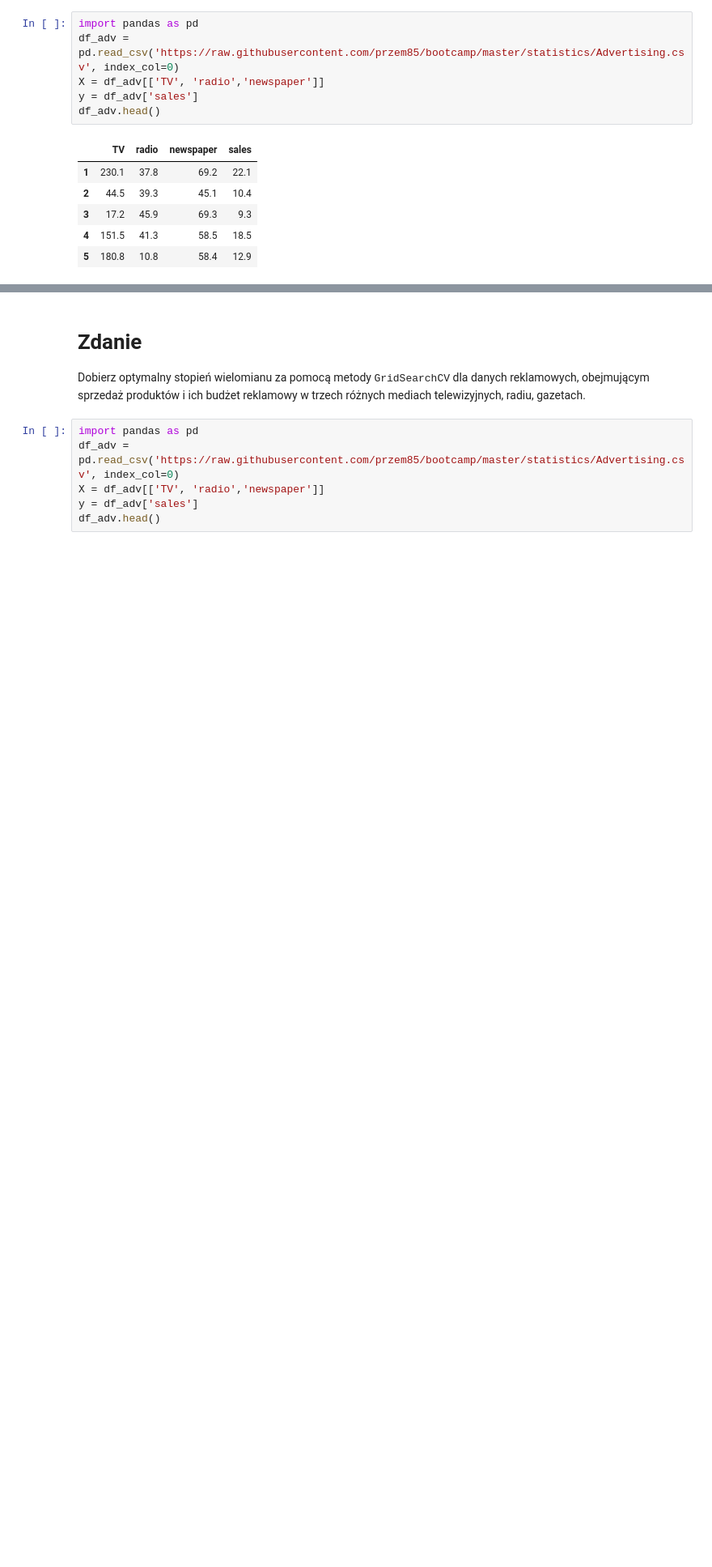
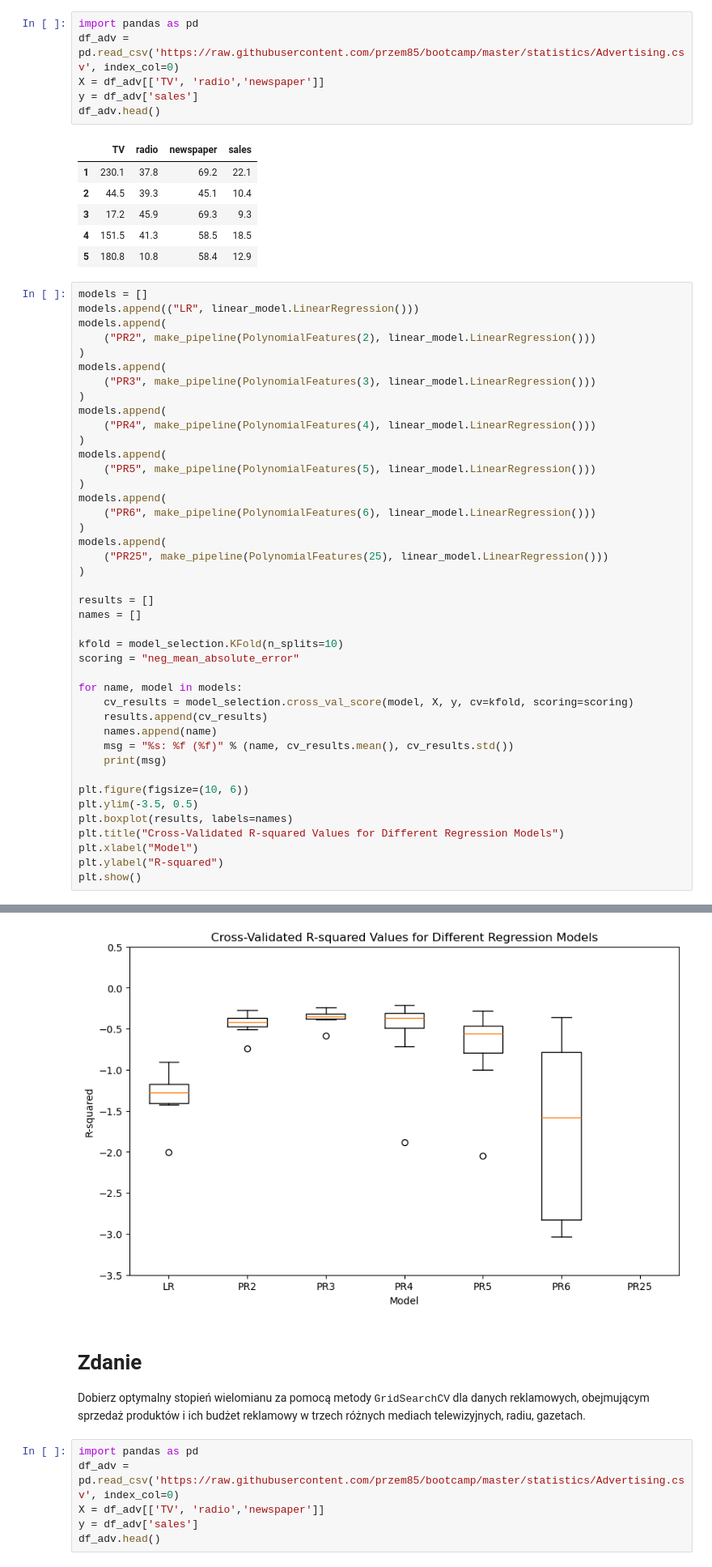
Before and after one commit to sit3kk/Basics-of-Artificial-Intelligence-Notebooks, a Jupyter notebook: Notebooks/6/AD_Z06_D_GridSearchCV.ipynb, the cells around one changed output, grey strips where cells are left out. Shown: that part at 81% size. Cells and saved outputs as stored; diff of their text form; blank space fills up the shorter version.

```diff
--- a/Notebooks/6/AD_Z06_D_GridSearchCV.ipynb
+++ b/Notebooks/6/AD_Z06_D_GridSearchCV.ipynb
@@ -116,3 +116,46 @@ df_adv.head()
 | 3 | 17.2 | 45.9 | 69.3 | 9.3 |
 | 4 | 151.5 | 41.3 | 58.5 | 18.5 |
 | 5 | 180.8 | 10.8 | 58.4 | 12.9 |
+# %%
+models = []
+models.append(("LR", linear_model.LinearRegression()))
+models.append(
+    ("PR2", make_pipeline(PolynomialFeatures(2), linear_model.LinearRegression()))
+)
+models.append(
+    ("PR3", make_pipeline(PolynomialFeatures(3), linear_model.LinearRegression()))
+)
+models.append(
+    ("PR4", make_pipeline(PolynomialFeatures(4), linear_model.LinearRegression()))
+)
+models.append(
+    ("PR5", make_pipeline(PolynomialFeatures(5), linear_model.LinearRegression()))
+)
+models.append(
+    ("PR6", make_pipeline(PolynomialFeatures(6), linear_model.LinearRegression()))
+)
+models.append(
+    ("PR25", make_pipeline(PolynomialFeatures(25), linear_model.LinearRegression()))
+)
+
+results = []
+names = []
+
+kfold = model_selection.KFold(n_splits=10)
+scoring = "neg_mean_absolute_error"
+
+for name, model in models:
+    cv_results = model_selection.cross_val_score(model, X, y, cv=kfold, scoring=scoring)
+    results.append(cv_results)
+    names.append(name)
+    msg = "%s: %f (%f)" % (name, cv_results.mean(), cv_results.std())
+    print(msg)
+
+plt.figure(figsize=(10, 6))
+plt.ylim(-3.5, 0.5)
+plt.boxplot(results, labels=names)
+plt.title("Cross-Validated R-squared Values for Different Regression Models")
+plt.xlabel("Model")
+plt.ylabel("R-squared")
+plt.show()
+# %% [output]
@@ -119,3 +169,4 @@ df_adv.head()
+[figure, added]
 # %% [markdown]
 # Zdanie
 Dobierz optymalny stopień wielomianu za pomocą metody <tt>GridSearchCV</tt> dla danych reklamowych, obejmującym sprzedaż produktów i ich budżet reklamowy w trzech różnych mediach telewizyjnych, radiu, gazetach.
```
Also changed, not shown: parts of 7 cells of this notebook.
